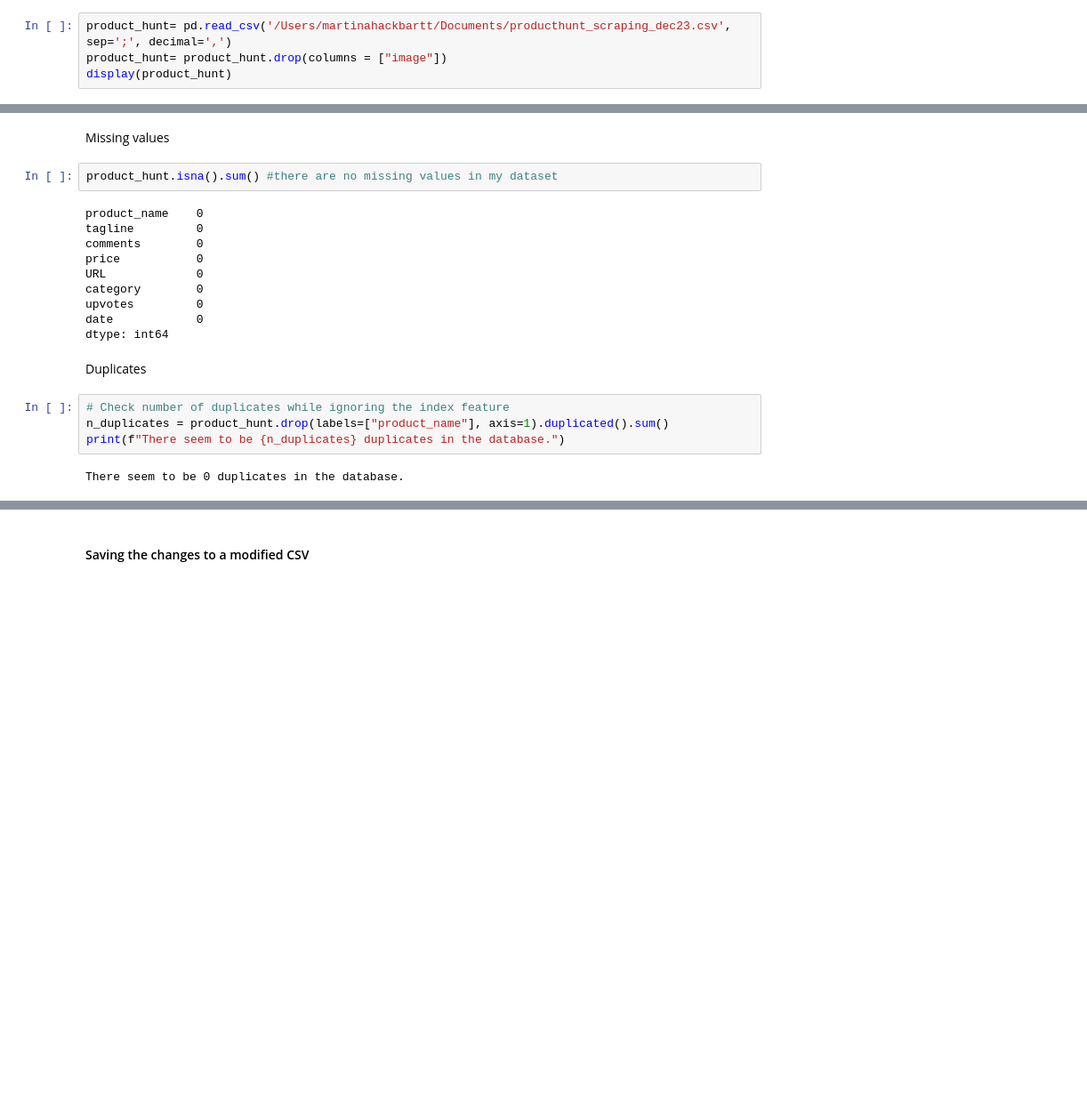
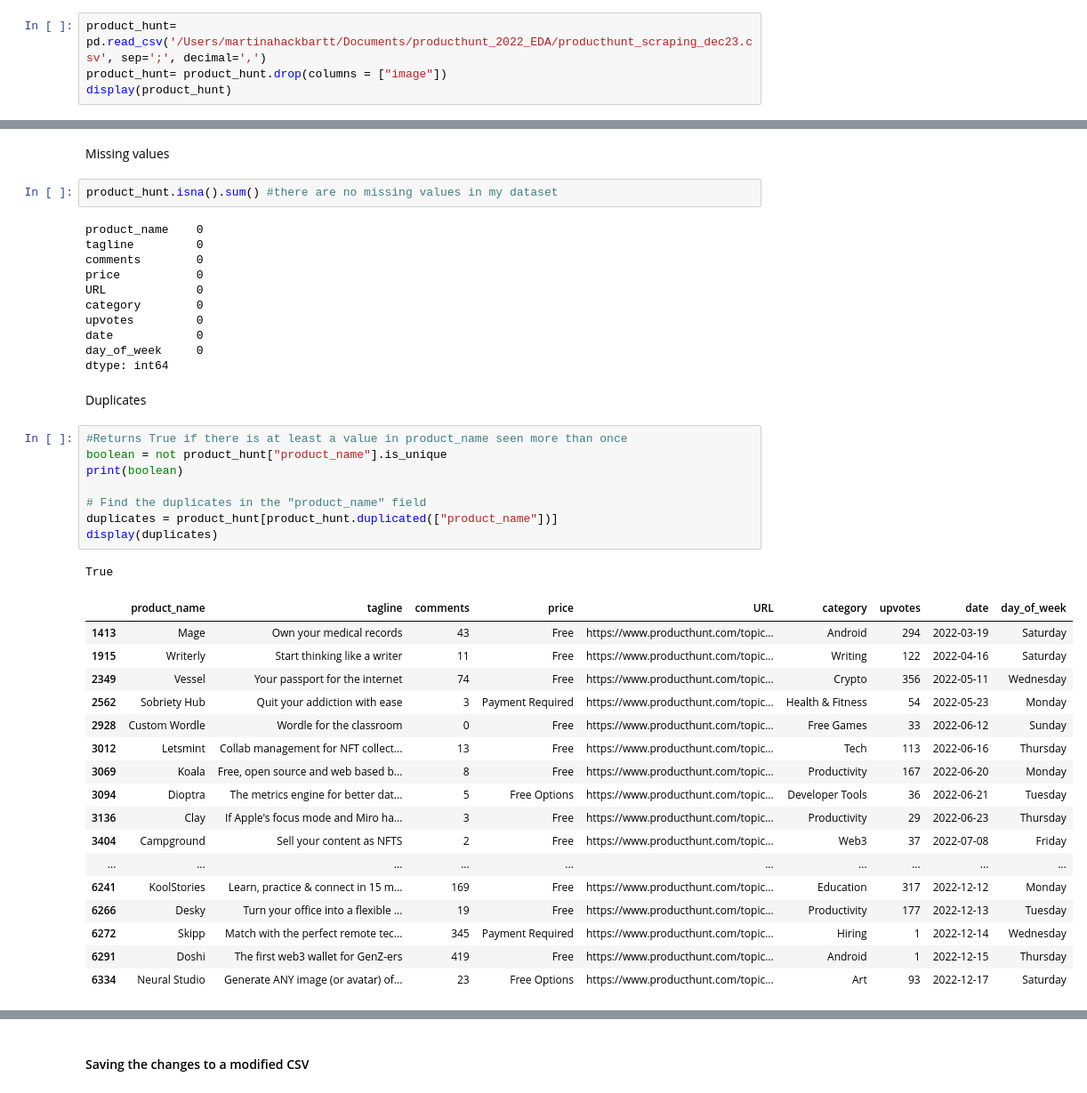
Before and after one commit to martinahackbartt/producthunt_2022_EDA, a Jupyter notebook: productHunt_dataCleaning.ipynb, the cells around one changed output, grey strips where cells are left out. Shown at 89% size. Drawn from its saved outputs; the diff is of its cells as text; blank space fills up the shorter version.

```diff
--- a/productHunt_dataCleaning.ipynb
+++ b/productHunt_dataCleaning.ipynb
@@ -11,7 +11,7 @@ import seaborn as sns
 # %% [markdown]
 Importing the dataset in csv format. Data extracted from https://www.producthunt.com/time-travel using https://www.octoparse.com/
 # %%
-product_hunt= pd.read_csv('/Users/martinahackbartt/Documents/producthunt_scraping_dec23.csv', sep=';', decimal=',')
+product_hunt= pd.read_csv('/Users/martinahackbartt/Documents/producthunt_2022_EDA/producthunt_scraping_dec23.csv', sep=';', decimal=',')
 product_hunt= product_hunt.drop(columns = ["image"])
 display(product_hunt)
 # %% [output]
@@ -103,12 +103,34 @@ URL             0
 category        0
 upvotes         0
 date            0
+day_of_week     0
 dtype: int64
 # %% [markdown]
  Duplicates
-# %%
-# Check number of duplicates while ignoring the index feature
-n_duplicates = product_hunt.drop(labels=["product_name"], axis=1).duplicated().sum()
-print(f"There seem to be {n_duplicates} duplicates in the database.")
-# %% [output]
-There seem to be 0 duplicates in the database.
+# %%
+#Returns True if there is at least a value in product_name seen more than once
+boolean = not product_hunt["product_name"].is_unique
+print(boolean)
+
+# Find the duplicates in the "product_name" field
+duplicates = product_hunt[product_hunt.duplicated(["product_name"])]
+display(duplicates)
+# %% [output]
+True
+|  | product_name | tagline | comments | price | URL | category | upvotes | date | day_of_week |
+| 1413 | Mage | Own your medical records | 43 | Free | https://www.producthunt.com/topic... | Android | 294 | 2022-03-19 | Saturday |
+| 1915 | Writerly | Start thinking like a writer | 11 | Free | https://www.producthunt.com/topic... | Writing | 122 | 2022-04-16 | Saturday |
+| 2349 | Vessel | Your passport for the internet | 74 | Free | https://www.producthunt.com/topic... | Crypto | 356 | 2022-05-11 | Wednesday |
+| 2562 | Sobriety Hub | Quit your addiction with ease | 3 | Payment Required | https://www.producthunt.com/topic... | Health & Fitness | 54 | 2022-05-23 | Monday |
+| 2928 | Custom Wordle | Wordle for the classroom | 0 | Free | https://www.producthunt.com/topic... | Free Games | 33 | 2022-06-12 | Sunday |
+| 3012 | Letsmint | Сollab management for NFT collect... | 13 | Free | https://www.producthunt.com/topic... | Tech | 113 | 2022-06-16 | Thursday |
+| 3069 | Koala | Free, open source and web based b... | 8 | Free | https://www.producthunt.com/topic... | Productivity | 167 | 2022-06-20 | Monday |
+| 3094 | Dioptra | The metrics engine for better dat... | 5 | Free Options | https://www.producthunt.com/topic... | Developer Tools | 36 | 2022-06-21 | Tuesday |
+| 3136 | Clay | If Apple's focus mode and Miro ha... | 3 | Free | https://www.producthunt.com/topic... | Productivity | 29 | 2022-06-23 | Thursday |
+| 3404 | Campground | Sell your content as NFTS | 2 | Free | https://www.producthunt.com/topic... | Web3 | 37 | 2022-07-08 | Friday |
+| ... | ... | ... | ... | ... | ... | ... | ... | ... | ... |
+| 6241 | KoolStories | Learn, practice & connect in 15 m... | 169 | Free | https://www.producthunt.com/topic... | Education | 317 | 2022-12-12 | Monday |
+| 6266 | Desky | Turn your office into a flexible ... | 19 | Free | https://www.producthunt.com/topic... | Productivity | 177 | 2022-12-13 | Tuesday |
+| 6272 | Skipp | Match with the perfect remote tec... | 345 | Payment Required | https://www.producthunt.com/topic... | Hiring | 1 | 2022-12-14 | Wednesday |
+| 6291 | Doshi | The first web3 wallet for GenZ-ers | 419 | Free | https://www.producthunt.com/topic... | Android | 1 | 2022-12-15 | Thursday |
+| 6334 | Neural Studio | Generate ANY image (or avatar) of... | 23 | Free Options | https://www.producthunt.com/topic... | Art | 93 | 2022-12-17 | Saturday |
```
Also changed, not shown: parts of 3 cells of this notebook, 1 other file.
